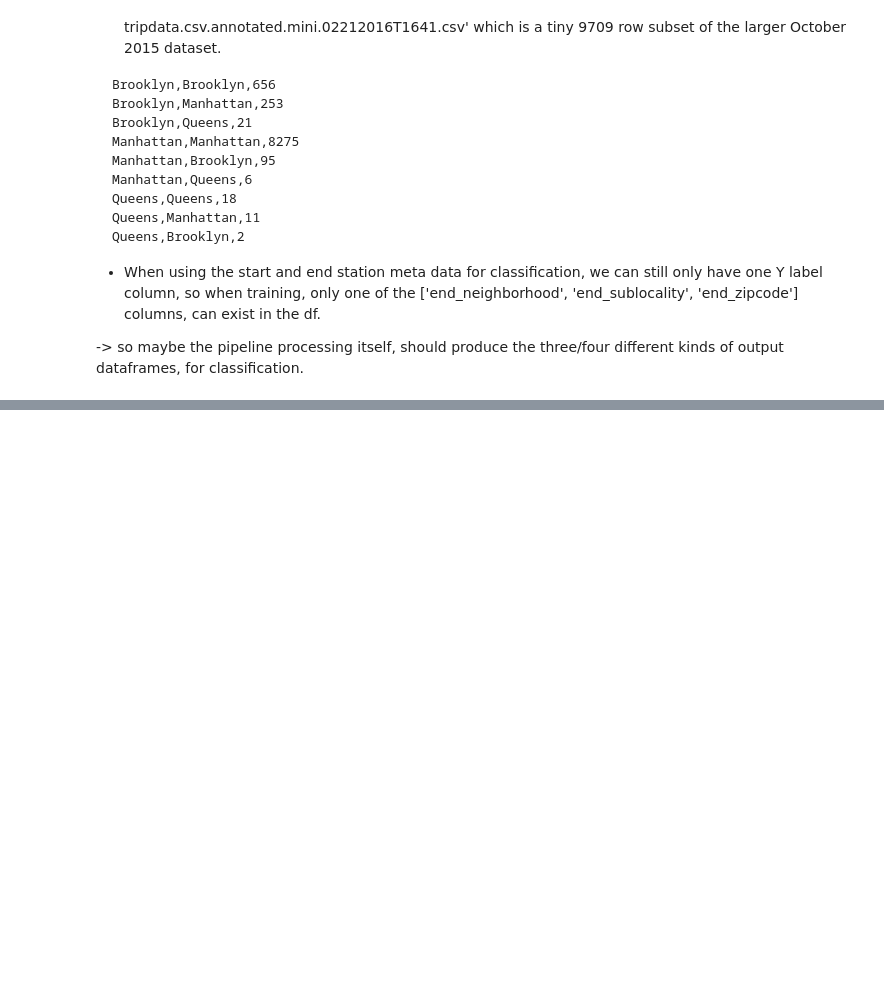
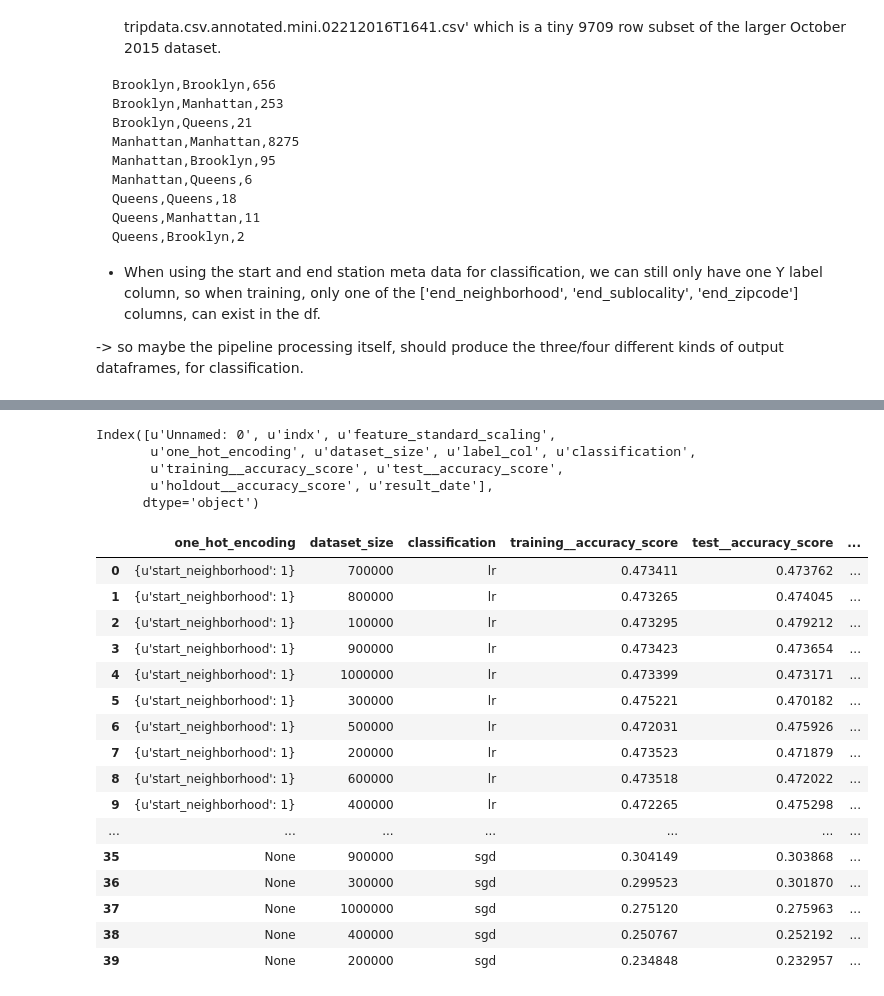
Before and after one commit to namoopsoo/learn-citibike, a Jupyter notebook: project report.ipynb, the cells around one changed output, grey strips where cells are left out. Saved outputs shown, nothing was run; the diff lists cells and outputs as text; code cells hidden in the pictures; blank space fills up the shorter version.

```diff
--- a/project report.ipynb
+++ b/project report.ipynb
@@ -328,0 +339,11 @@ df1['starttime'][:3], df1['starttime'][-3:]
+# %%
+results_file = 'results/binarize_2016-11-09T2024.csv'
+df = pd.read_csv(results_file)
+df = df.iloc[:-11]
+df.columns
+# %% [output]
+Index([u'Unnamed: 0', u'indx', u'feature_standard_scaling',
+       u'one_hot_encoding', u'dataset_size', u'label_col', u'classification',
+       u'training__accuracy_score', u'test__accuracy_score',
+       u'holdout__accuracy_score', u'result_date'],
+      dtype='object')
@@ -328,0 +353,21 @@ df1['starttime'][:3], df1['starttime'][-3:]
+# %%
+df1[['one_hot_encoding', 'dataset_size', 'classification', 'training__accuracy_score', 'test__accuracy_score',
+       'holdout__accuracy_score', 'result_date','label_col', ]]
+# %% [output]
+|  | one_hot_encoding | dataset_size | classification | training__accuracy_score | test__accuracy_score | ... |
+| 0 | {u'start_neighborhood': 1} | 700000 | lr | 0.473411 | 0.473762 | ... |
+| 1 | {u'start_neighborhood': 1} | 800000 | lr | 0.473265 | 0.474045 | ... |
+| 2 | {u'start_neighborhood': 1} | 100000 | lr | 0.473295 | 0.479212 | ... |
+| 3 | {u'start_neighborhood': 1} | 900000 | lr | 0.473423 | 0.473654 | ... |
+| 4 | {u'start_neighborhood': 1} | 1000000 | lr | 0.473399 | 0.473171 | ... |
+| 5 | {u'start_neighborhood': 1} | 300000 | lr | 0.475221 | 0.470182 | ... |
+| 6 | {u'start_neighborhood': 1} | 500000 | lr | 0.472031 | 0.475926 | ... |
+| 7 | {u'start_neighborhood': 1} | 200000 | lr | 0.473523 | 0.471879 | ... |
+| 8 | {u'start_neighborhood': 1} | 600000 | lr | 0.473518 | 0.472022 | ... |
+| 9 | {u'start_neighborhood': 1} | 400000 | lr | 0.472265 | 0.475298 | ... |
+| ... | ... | ... | ... | ... | ... | ... |
+| 35 | None | 900000 | sgd | 0.304149 | 0.303868 | ... |
+| 36 | None | 300000 | sgd | 0.299523 | 0.301870 | ... |
+| 37 | None | 1000000 | sgd | 0.275120 | 0.275963 | ... |
+| 38 | None | 400000 | sgd | 0.250767 | 0.252192 | ... |
+| 39 | None | 200000 | sgd | 0.234848 | 0.232957 | ... |
```
Also changed, not shown: parts of 9 cells of this notebook.
